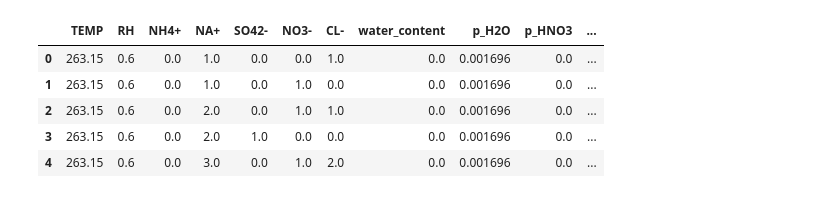
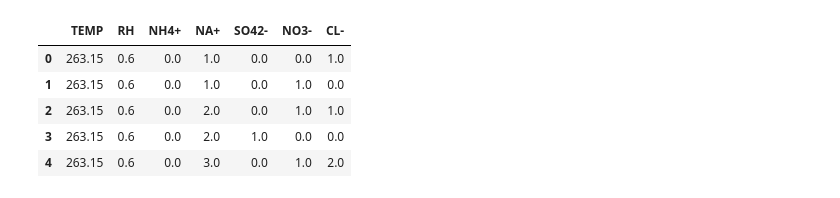
Before and after one commit to JeremyElvander/ATNNS, a Jupyter notebook: example.ipynb, the cells around one changed output. Saved outputs shown, nothing was run; the diff lists cells and outputs as text; code cells hidden in the pictures.

Commit message:
system class and example

```diff
--- a/example.ipynb
+++ b/example.ipynb
@@ -31,37 +18,57 @@ from system import NeuralSystem
 
 base_path = Path().resolve()
 # %%
-df = pd.read_parquet(base_path / 'data' / 'eaim_training_final.parquet')
-df = df.drop(columns=['n_H2O_g'])
-df = df.rename(columns={'n_H2O_aq':'water_content'})
-df['phase'] = df['phase'].replace(2, 0)
-df['phase'] = df['phase'].replace(3, 0)
+df = pd.read_parquet(base_path / 'data' / 'eaim_example_data.parquet')
+# df = df.drop(columns=['n_H2O_g'])
+# df = df.rename(columns={'n_H2O_aq':'water_content'})
+# df['phase'] = df['phase'].replace(2, 0)
+# df['phase'] = df['phase'].replace(3, 0)
 
-#Ensuring correct ratio scaling
-with open(base_path / 'models' / 'solid_amm_nit_nonzero.pkl', 'rb') as file:
-    load_model = pickle.load(file)
-b = load_model.coef_[0]
-a = np.exp(load_model.intercept_)
+# #Ensuring correct ratio scaling
+# with open(base_path / 'models' / 'solid_amm_nit_nonzero.pkl', 'rb') as file:
+#     load_model = pickle.load(file)
+# b = load_model.coef_[0]
+# a = np.exp(load_model.intercept_)
 
-df['amm_nit_ratio'] = df['amm_nit']/(a * np.exp(b * (1/df['TEMP'])))
+# df['amm_nit_ratio'] = df['amm_nit']/(a * np.exp(b * (1/df['TEMP'])))
 
-#Ensuring correct ratio scaling
-with open(base_path / 'models' / 'solid_amm_chl_nonzero.pkl', 'rb') as file:
-    load_model = pickle.load(file)
-b = load_model.coef_[0]
-a = np.exp(load_model.intercept_)
+# #Ensuring correct ratio scaling
+# with open(base_path / 'models' / 'solid_amm_chl_nonzero.pkl', 'rb') as file:
+#     load_model = pickle.load(file)
+# b = load_model.coef_[0]
+# a = np.exp(load_model.intercept_)
 
-df['amm_chl_ratio'] = df['amm_chl']/(a * np.exp(b * (1/df['TEMP'])))
+# df['amm_chl_ratio'] = df['amm_chl']/(a * np.exp(b * (1/df['TEMP'])))
 
-df = df[df['amm_nit_ratio'] <= 1.]
-df = df[df['amm_chl_ratio'] <= 1.]
+# df = df[df['amm_nit_ratio'] <= 1.]
+# df = df[df['amm_chl_ratio'] <= 1.]
+
+# df['water_content_test'] = df['water_content']/((df['NH4+']+df['NA+']+df['SO42-']+df['NO3-']+df['CL-']) * ((df['RH'])/(1-df['RH'])))
+# df = df[(df['phase'] != 0) | (df['water_content_test'] > 0.009)]
+
+# df.drop(['amm_nit_ratio', 'amm_chl_ratio', 'water_content_test'], axis=1, inplace=True)
+
+# df.to_parquet(base_path / 'data' / 'eaim_example_data.parquet', index=False)
+# # df = df.sample(10000)
+
+# # df = df[df['NH4+'] > 0]
+# # df=df[df['phase']==0]
+# # df=df[df['amm_nit']!=0]
+
+
+df_actual = df[['phase', 'amm_nit', 'amm_chl', 'water_content']].copy()
+df = df.drop(['water_content', 'p_H2O', 'p_HNO3', 'p_HCl', 'p_NH3', 'p_H2SO4', 'amm_nit', 'amm_chl', 'phase'], axis=1)
+
+
+df_actual.reset_index(drop=True, inplace=True)
+df.reset_index(drop=True, inplace=True)
 
 df.head()
 # %% [output]
-|  | TEMP | RH | NH4+ | NA+ | SO42- | NO3- | CL- | water_content | p_H2O | p_HNO3 | ... |
-| 0 | 263.15 | 0.6 | 0.0 | 1.0 | 0.0 | 0.0 | 1.0 | 0.0 | 0.001696 | 0.0 | ... |
-| 1 | 263.15 | 0.6 | 0.0 | 1.0 | 0.0 | 1.0 | 0.0 | 0.0 | 0.001696 | 0.0 | ... |
-| 2 | 263.15 | 0.6 | 0.0 | 2.0 | 0.0 | 1.0 | 1.0 | 0.0 | 0.001696 | 0.0 | ... |
-| 3 | 263.15 | 0.6 | 0.0 | 2.0 | 1.0 | 0.0 | 0.0 | 0.0 | 0.001696 | 0.0 | ... |
-| 4 | 263.15 | 0.6 | 0.0 | 3.0 | 0.0 | 1.0 | 2.0 | 0.0 | 0.001696 | 0.0 | ... |
+|  | TEMP | RH | NH4+ | NA+ | SO42- | NO3- | CL- |
+| 0 | 263.15 | 0.6 | 0.0 | 1.0 | 0.0 | 0.0 | 1.0 |
+| 1 | 263.15 | 0.6 | 0.0 | 1.0 | 0.0 | 1.0 | 0.0 |
+| 2 | 263.15 | 0.6 | 0.0 | 2.0 | 0.0 | 1.0 | 1.0 |
+| 3 | 263.15 | 0.6 | 0.0 | 2.0 | 1.0 | 0.0 | 0.0 |
+| 4 | 263.15 | 0.6 | 0.0 | 3.0 | 0.0 | 1.0 | 2.0 |
 # %%
```
Also changed, not shown: parts of 9 cells of this notebook, 4 other files.
